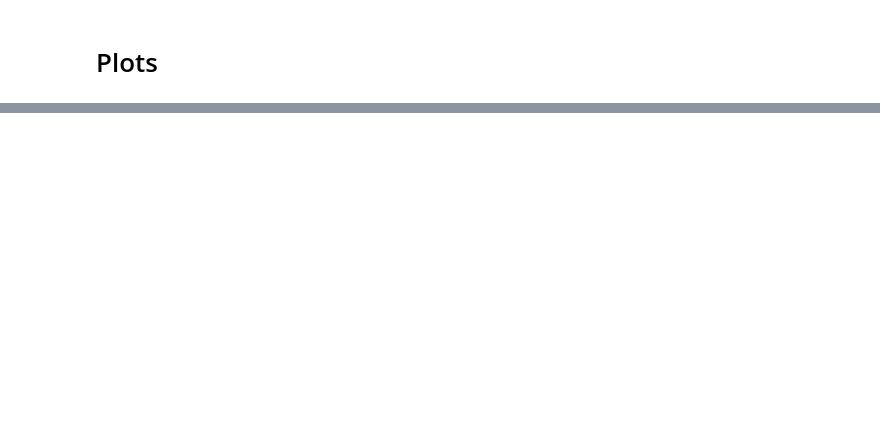
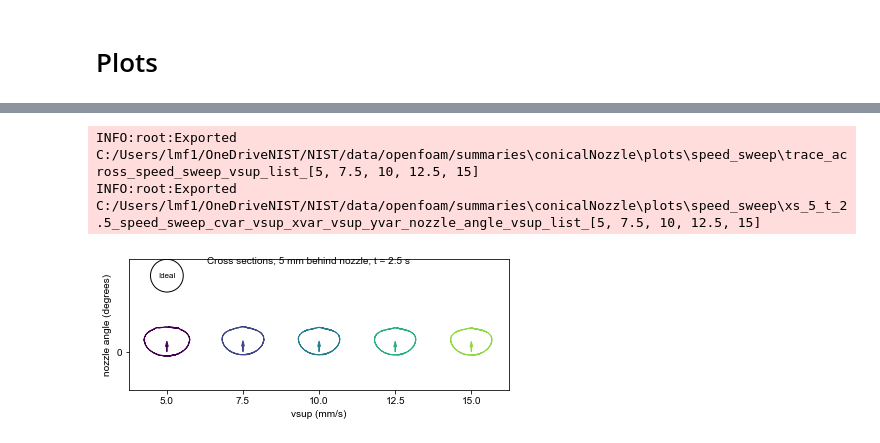
Before and after one commit to usnistgov/openfoamEmbedded3DP, a Jupyter notebook: pythonscripts/interfacemetrics_conicalNozzle.ipynb, the cells around one changed output, grey strips where cells are left out. Drawn from its saved outputs; the diff is of its cells as text; code cells hidden in the pictures; blank space fills up the shorter version.

```diff
--- a/pythonscripts/interfacemetrics_conicalNozzle.ipynb
+++ b/pythonscripts/interfacemetrics_conicalNozzle.ipynb
@@ -163,0 +180,7 @@ shearStressPlots0(TOPFOLDER, EXPORTFOLDER, 2.5, overwrite=True)
+# %%
+withinNozzle0(TOPFOLDERS[2], EXPORTFOLDER, 2.5, 1, cvar='vsup', overwrite=True , vsup_list=[5, 7.5, 10, 12.5, 15])
+XSPlots0(TOPFOLDERS[2], EXPORTFOLDER, 2.5, 5, 0, adjustBounds=False, cvar='vsup', xvar='vsup', yvar='nozzle_angle', vsup_list=[5, 7.5, 10, 12.5, 15], overwrite=True)
+# %% [output]
+INFO:root:Exported C:/Users/lmf1/OneDriveNIST/NIST/data/openfoam/summaries\conicalNozzle\plots\speed_sweep\trace_across_speed_sweep_vsup_list_[5, 7.5, 10, 12.5, 15]
+INFO:root:Exported C:/Users/lmf1/OneDriveNIST/NIST/data/openfoam/summaries\conicalNozzle\plots\speed_sweep\xs_5_t_2.5_speed_sweep_cvar_vsup_xvar_vsup_yvar_nozzle_angle_vsup_list_[5, 7.5, 10, 12.5, 15]
+[figure, added]
```
Also changed, not shown: parts of 17 cells of this notebook, 12 other files.
